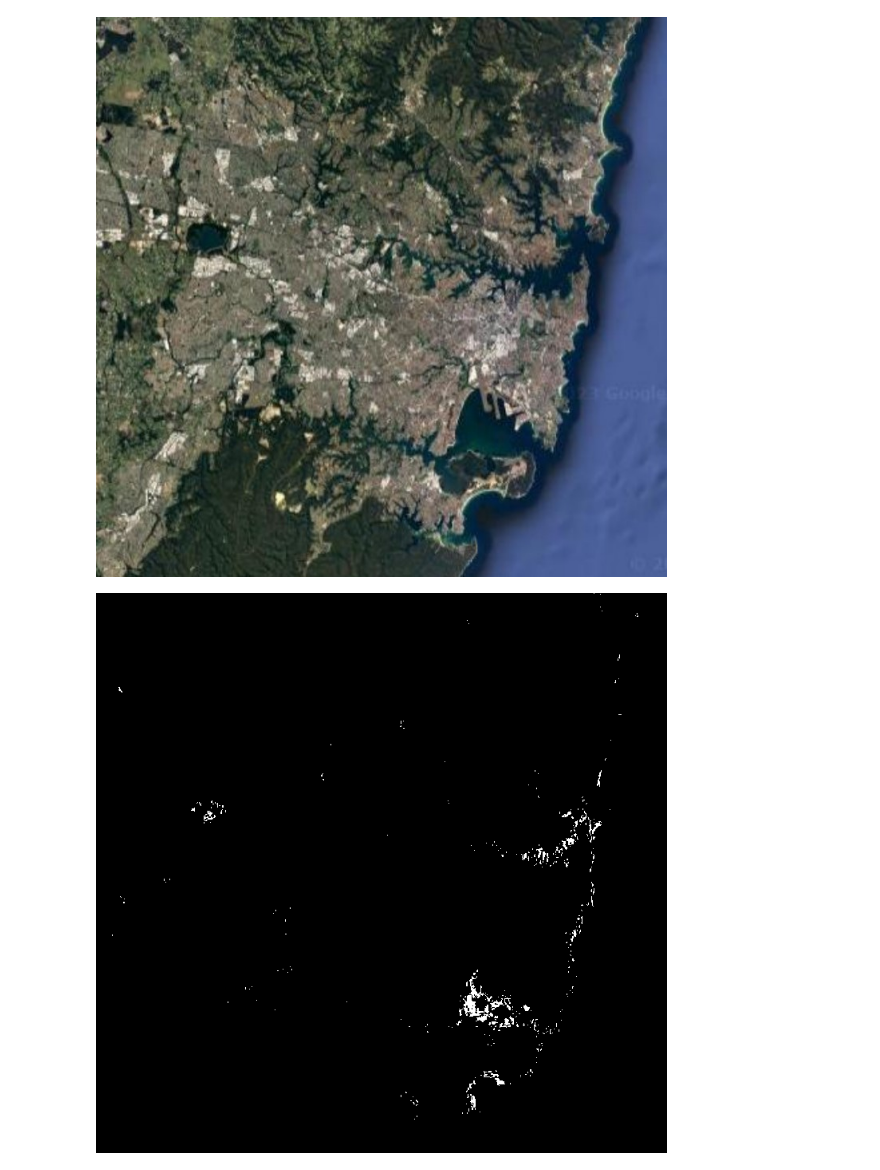
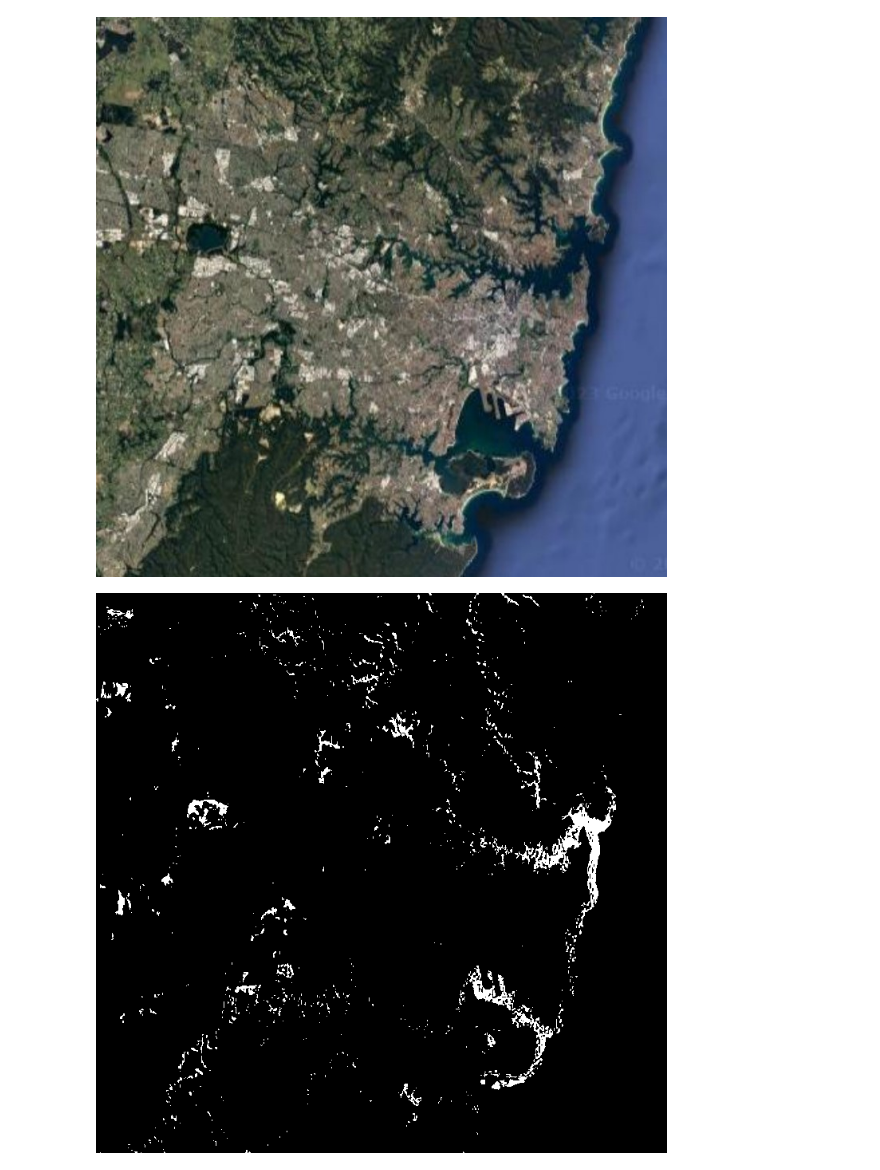
Before and after one commit to VeryBadAtPython/Img_Stuff, a Jupyter notebook: ImgStuff/IMGProcessing/waterStuff.ipynb, the cells around one changed output. Drawn from its saved outputs; the diff is of its cells as text; code cells hidden in the pictures.

Commit message:
Messed about with sattelite images some more

```diff
--- a/ImgStuff/IMGProcessing/waterStuff.ipynb
+++ b/ImgStuff/IMGProcessing/waterStuff.ipynb
@@ -6,14 +6,14 @@ img2 = load("water.jpg")
 [figure]
 # %%
 function thresholdPixel(pixel)
-    if float(pixel.b) > 0.01 && float(pixel.r) < 0.001
+    if Gray(float(pixel)) < 0.1
         return Gray{Bool}(1)
     else
         return Gray{Bool}(0)
     end
 end
 
 
 thresholdPixel.(img2)
 # %% [output]
-[figure, old version]
+[figure, new version]
```
Also changed, not shown: parts of 1 cell of this notebook.
